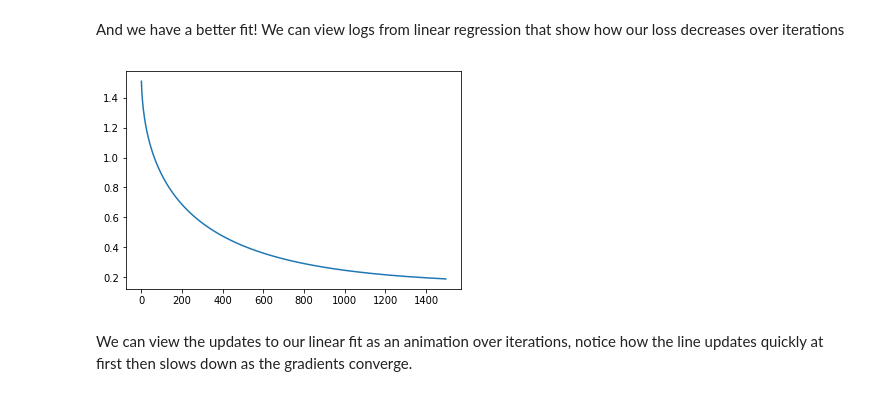
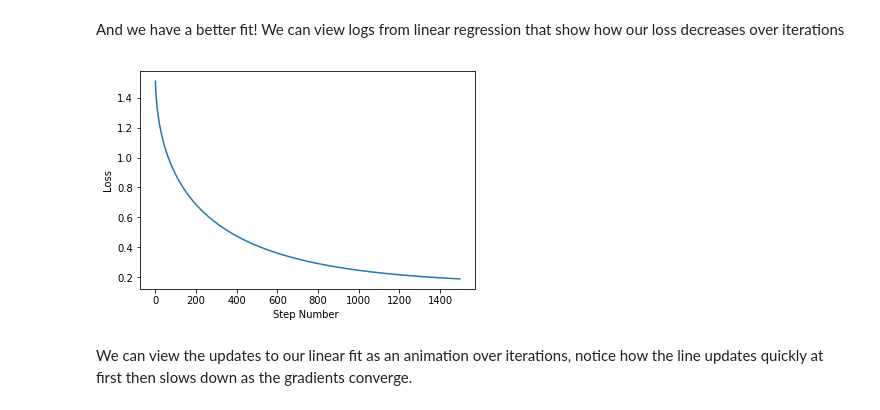
Before and after one commit to MossMcLaughlin/linear-regression-tensorflow, a Jupyter notebook: linear-regression-tensorflow.ipynb, the cells around one changed output. Cells and saved outputs as stored; diff of their text form; code cells hidden in the pictures.

Commit message:
Add axes to plots

```diff
--- a/linear-regression-tensorflow.ipynb
+++ b/linear-regression-tensorflow.ipynb
@@ -121,9 +121,11 @@ plt.show()
 And we have a better fit! We can view logs from linear regression that show how our loss decreases over iterations
 # %%
 plt.plot(losses)
+plt.xlabel("Step Number ")
+plt.ylabel("Loss")
 plt.show()
 # %% [output]
-[figure, old version]
+[figure, new version]
 # %%
 import matplotlib.animation
 
```
Also changed, not shown: parts of 1 cell of this notebook.
